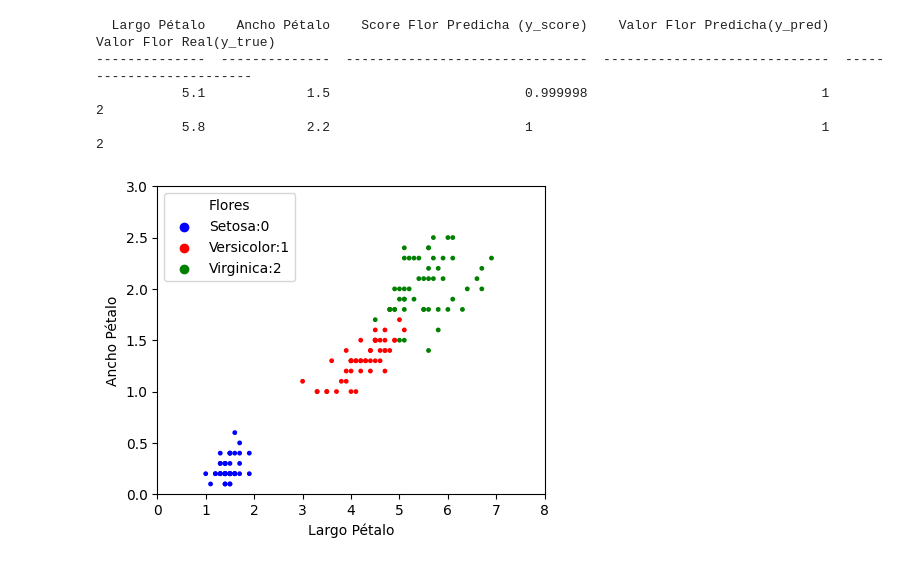
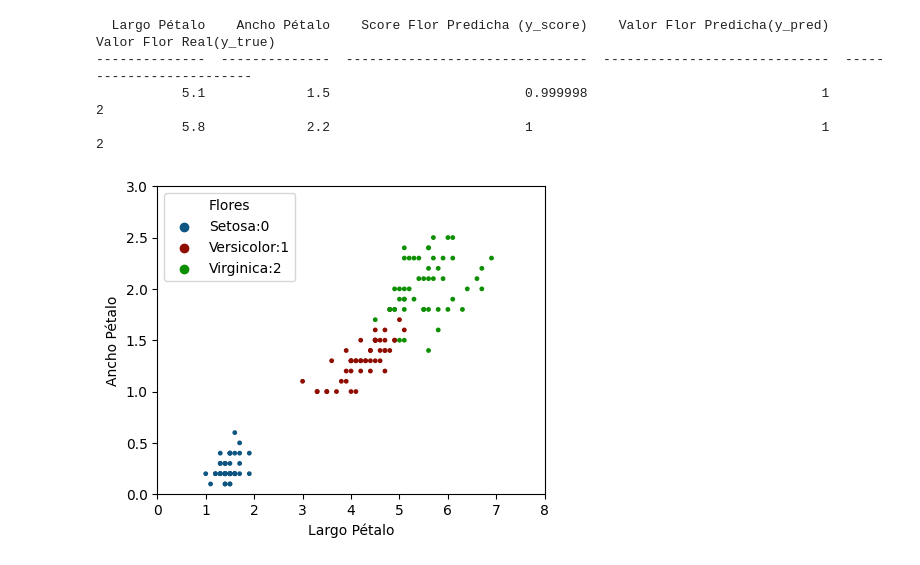
Before and after one commit to logongas/soluciones_ejercicios_modulo_pia, a Jupyter notebook: tema_01/ejercicios_tema_01.ipynb, the cells around one changed output. Saved outputs shown, nothing was run; the diff lists cells and outputs as text; code cells hidden in the pictures.

```diff
--- a/tema_01/ejercicios_tema_01.ipynb
+++ b/tema_01/ejercicios_tema_01.ipynb
@@ -113,0 +180,40 @@ print(tabulate(datos, headers=["Largo Pétalo","Ancho Pétalo","Score Flor Predi
+# %%
+#Ejercicio 2.B
+
+from matplotlib.colors import ListedColormap
+figure=plt.figure(figsize = (5, 4))
+axes = figure.add_subplot()
+
+colors = ["#0E5581", "#8F0C00", "#0C8F00"]
+cmap = ListedColormap(colors[:len(np.unique(y))])
+
+
+colors = ["#83B5F1", "#FF8175", "#75FF81"]
+cmap_fondo = ListedColormap(colors[:len(np.unique(y))])
+
+
+xt=np.linspace(0,8,300)
+yt=np.linspace(0,3,300)
+xt,yt=np.meshgrid(xt,yt)
+
+xa=xt.reshape(-1)
+ya=yt.reshape(-1)
+
+xya=np.column_stack((xa,ya))
+
+za=model.predict([xya])
+
+zt=np.reshape(za,xt.shape)
+
+
+scatter=axes.scatter(x=xa, y=ya, c=za, cmap=cmap_fondo,s=6)
+axes.set_xlabel('Largo Pétalo')
+axes.set_ylabel('Ancho Pétalo')
+
+for i, name in enumerate(["Setosa","Versicolor"]):
+    color = scatter.cmap(scatter.norm(i))
+    axes.scatter([], [], color=[color], label=name+":"+str(i))
+scatter=axes.scatter(x=x[:,0], y=x[:,1], c=y, cmap=cmap,s=6)
+axes.set_xlim(xmin=0,xmax=8)
+axes.set_ylim(ymin=0,ymax=3)
+axes.legend(title="Flores")
@@ -142,7 +253,7 @@ from matplotlib.colors import ListedColormap
 figure=plt.figure(figsize = (5, 4))
 axes = figure.add_subplot()
 
-colors = ["blue", "red", "green"]
+colors = ["#0E5581", "#8F0C00", "#0C8F00"]
 cmap = ListedColormap(colors[:len(np.unique(y))])
 
 
@@ -160,34 +271,34 @@ axes.legend(title="Flores")
 
 
 y_score_a=model.predict(np.array([[5.1, 1.5]]),verbose=False)
 if (y_score_a<0.5):
     y_pred_a=0
 elif y_score_a>1:
     y_pred_a=2
 else:
     y_pred_a=1
 
 y_score_b=model.predict(np.array([[5.8, 2.2]]),verbose=False)
 if (y_score_b<0.5):
     y_pred_b=0
 elif y_score_b>1:
     y_pred_b=2
 else:
     y_pred_b=1
 
 datos=[
     [5.1, 1.5,y_score_a,y_pred_a,2],
     [5.8, 2.2,y_score_b,y_pred_b,2]
 ]
 
 
 print(tabulate(datos, headers=["Largo Pétalo","Ancho Pétalo","Score Flor Predicha (y_score)","Valor Flor Predicha(y_pred)","Valor Flor Real(y_true)"]))
 # %% [output]
   Largo Pétalo    Ancho Pétalo    Score Flor Predicha (y_score)    Valor Flor Predicha(y_pred)    Valor Flor Real(y_true)
 --------------  --------------  -------------------------------  -----------------------------  -------------------------
            5.1             1.5                         0.999998                              1                          2
            5.8             2.2                         1                                     1                          2
-[figure, old version]
+[figure, new version]
 # %%
 #Ejercicio 4
 
```
Also changed, not shown: parts of 7 cells of this notebook.
